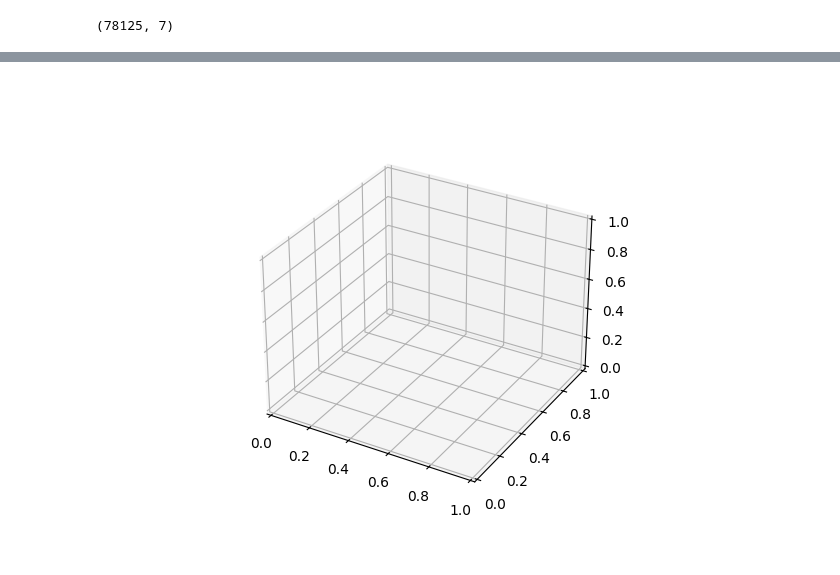
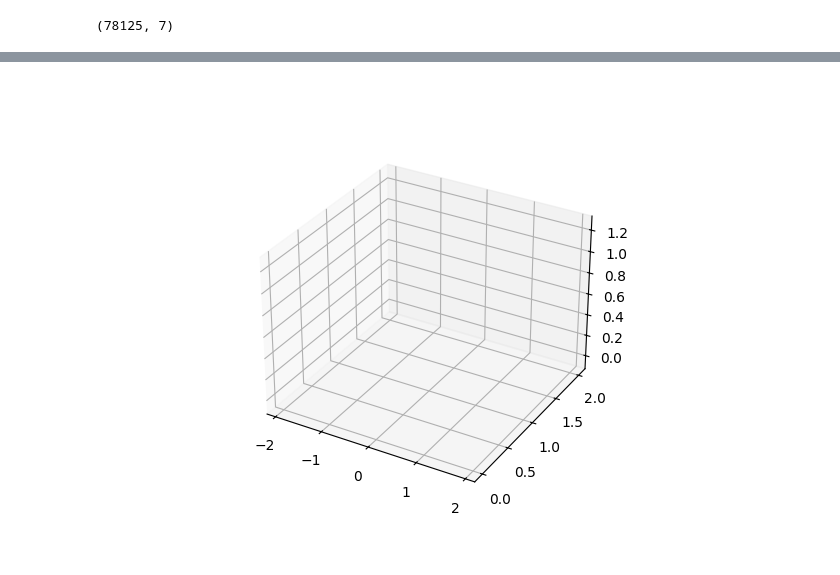
Before and after one commit to Bbosc/GDSOA, a Jupyter notebook: main_franka.ipynb, the cells around one changed output, grey strips where cells are left out. Cells and saved outputs as stored; diff of their text form; code cells hidden in the pictures.

Commit message:
before adding joint limits

```diff
--- a/main_franka.ipynb
+++ b/main_franka.ipynb
@@ -18,10 +18,10 @@ D = 1.5*np.eye(config_dim)
 lower_bound = np.array([limit['lower'] for limit in joint_limits])
 upper_bound = np.array([limit['upper'] for limit in joint_limits])
 # config_attractor = pin.randomConfiguration(fk.model, lower_bound, upper_bound)
-config_attractor = np.array([ 1.96501976,  0.39712299, -1.18191519, -1.15786809,  0.14073455, 1.84330786,  2.73954215])
+config_attractor = np.array([-1.98940735, -0.34923044, -2.14521628, -2.74515598,  2.89106801, 0.80532853,  0.07493805])
 print(f'attractor : {config_attractor}')
 
-x = np.array([[-0.], [0.2], [0.8]])[np.newaxis, :]
+x = np.array([[-0.4], [0.1], [0.6]])[np.newaxis, :]
 
 e = Embedding(dimension=config_dim, x=x.repeat(1, 0), fk=fk)
 
@@ -152,7 +152,8 @@ def plot_coupled_embeddings(coordinates, attractor, streamlines, embedding, star
     return ax
 # %%
 def generate_grid_coordinates(joint_limits, resolution: int=5):
-    qs = tuple(np.linspace(limit['lower'], limit['upper'], resolution) for limit in joint_limits)
+    qs = tuple(np.linspace(-np.pi, np.pi, resolution) for limit in joint_limits)
+    # qs = tuple(np.linspace(limit['lower'], limit['upper'], resolution) for limit in joint_limits)
     grids = np.meshgrid(*qs)
     return np.column_stack(tuple(g.ravel() for g in grids))
 # %%
@@ -201,26 +209,32 @@ plt.show()
 # %%
 from matplotlib import animation
 
 def animate_robot(i, configurations, fk: ForwardKinematic, obstacle, ax):
     ax.clear()
+    ax.set_xlim([-2.1, 2.1])
+    ax.set_ylim([-0.1, 2.1])
+    ax.set_zlim([-0.1, 1.3])
     ax.scatter(obstacle[:, 0], obstacle[:, 1], obstacle[:, 2], c='black', s=100)
     q = configurations[i]
     pin.forwardKinematics(fk.model, fk.data, q)
     pin.updateFramePlacements(fk.model, fk.data)
     _ = fk(q=q, dq=np.zeros_like(q), derivation_order=0)
     ax.scatter(*(fk.mus[:, i] for i in range(3)))
     for i in range(fk.sigmas.shape[0]):
         plot_3d_ellipsoid_from_covariance(fk.sigmas[i], center=fk.mus[i], ax=ax)
     ax.set_xlim([-2.1, 2.1])
     ax.set_ylim([-0.1, 2.1])
     ax.set_zlim([-0.1, 1.3])
     ax.axis('equal')
 
 fig = plt.figure()
 ax = fig.add_subplot(projection='3d')
-dt = 0.006
+ax.set_xlim([-2.1, 2.1])
+ax.set_ylim([-0.1, 2.1])
+ax.set_zlim([-0.1, 1.3])
+dt = 0.002
 step = int(np.round(0.016/dt))
 ani = animation.FuncAnimation(fig, animate_robot, frames=np.arange(0, ps.shape[0], step, dtype=np.intc),fargs=(ps, fk, x, ax), interval=step*dt*1000, repeat=False)
 # ani.save('vid.mp4')
 # %% [output]
-[figure, old version]
+[figure, new version]
```
Also changed, not shown: parts of 8 cells of this notebook, 1 other file.
